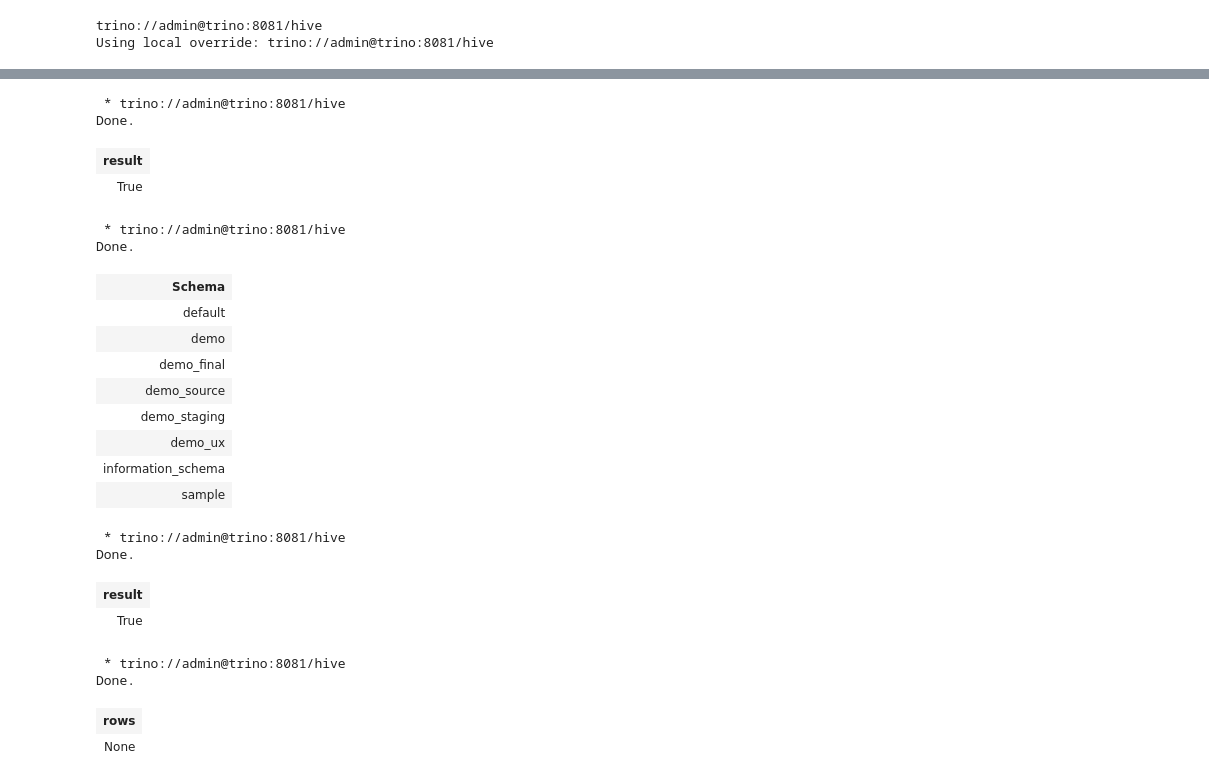
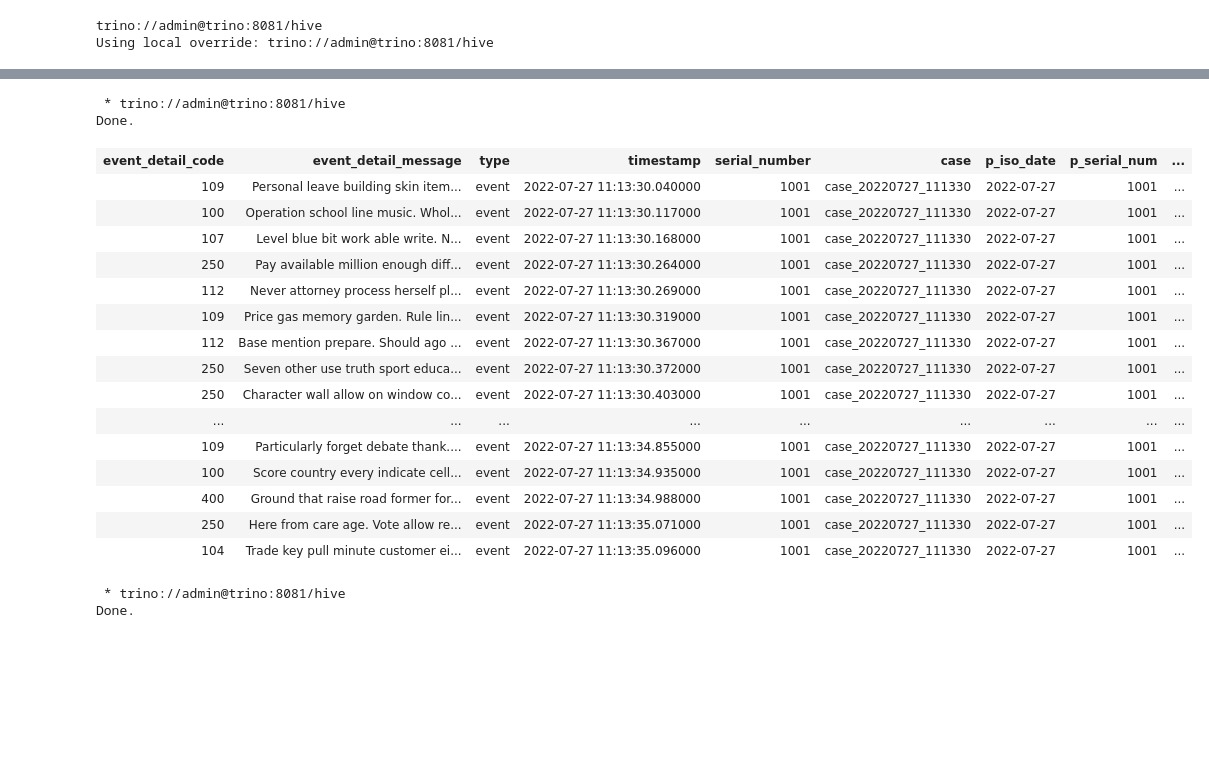
Before and after one commit to NeuronSphere/demo-config-transform-device-load, a Jupyter notebook: src/notebooks/query_event.ipynb, the cells around one changed output, grey strips where cells are left out. Cells and saved outputs as stored; diff of their text form; code cells hidden in the pictures; blank space fills up the shorter version.

```diff
--- a/src/notebooks/query_event.ipynb
+++ b/src/notebooks/query_event.ipynb
@@ -64,46 +30,29 @@ Done.
-# %%
-%%sql
-create table if not exists demo_source.event (
-    "timestamp" timestamp,
-    "type" varchar,
-    "detail" ROW ("code" int, "message" varchar)
-) with (
-    external_location = 'file:///hmd/data/raw/',
-    format = 'JSON'
-)
-# %% [output]
- * trino://admin@trino:8081/hive
-Done.
-| result |
-| True |
-# %%
-%%sql
-SHOW SCHEMAS
-# %% [output]
- * trino://admin@trino:8081/hive
-Done.
-| Schema |
-| default |
-| demo |
-| demo_final |
-| demo_source |
-| demo_staging |
-| demo_ux |
-| information_schema |
-| sample |
-# %%
-%%sql
-DROP SCHEMA demo_staging
-# %% [output]
- * trino://admin@trino:8081/hive
-Done.
-| result |
-| True |
-# %%
-%%sql
-DELETE FROM demo_staging.event
-# %% [output]
- * trino://admin@trino:8081/hive
-Done.
-| rows |
-| None |
+# %%
+events = %sql SELECT * FROM demo_final.event_0_1_1 LIMIT 100
+# %% [output]
+ * trino://admin@trino:8081/hive
+Done.
+# %%
+events
+# %% [output]
+| event_detail_code | event_detail_message | type | timestamp | serial_number | case | p_iso_date | p_serial_num | ... |
+| 109 | Personal leave building skin item... | event | 2022-07-27 11:13:30.040000 | 1001 | case_20220727_111330 | 2022-07-27 | 1001 | ... |
+| 100 | Operation school line music. Whol... | event | 2022-07-27 11:13:30.117000 | 1001 | case_20220727_111330 | 2022-07-27 | 1001 | ... |
+| 107 | Level blue bit work able write. N... | event | 2022-07-27 11:13:30.168000 | 1001 | case_20220727_111330 | 2022-07-27 | 1001 | ... |
+| 250 | Pay available million enough diff... | event | 2022-07-27 11:13:30.264000 | 1001 | case_20220727_111330 | 2022-07-27 | 1001 | ... |
+| 112 | Never attorney process herself pl... | event | 2022-07-27 11:13:30.269000 | 1001 | case_20220727_111330 | 2022-07-27 | 1001 | ... |
+| 109 | Price gas memory garden. Rule lin... | event | 2022-07-27 11:13:30.319000 | 1001 | case_20220727_111330 | 2022-07-27 | 1001 | ... |
+| 112 | Base mention prepare. Should ago ... | event | 2022-07-27 11:13:30.367000 | 1001 | case_20220727_111330 | 2022-07-27 | 1001 | ... |
+| 250 | Seven other use truth sport educa... | event | 2022-07-27 11:13:30.372000 | 1001 | case_20220727_111330 | 2022-07-27 | 1001 | ... |
+| 250 | Character wall allow on window co... | event | 2022-07-27 11:13:30.403000 | 1001 | case_20220727_111330 | 2022-07-27 | 1001 | ... |
+| ... | ... | ... | ... | ... | ... | ... | ... | ... |
+| 109 | Particularly forget debate thank.... | event | 2022-07-27 11:13:34.855000 | 1001 | case_20220727_111330 | 2022-07-27 | 1001 | ... |
+| 100 | Score country every indicate cell... | event | 2022-07-27 11:13:34.935000 | 1001 | case_20220727_111330 | 2022-07-27 | 1001 | ... |
+| 400 | Ground that raise road former for... | event | 2022-07-27 11:13:34.988000 | 1001 | case_20220727_111330 | 2022-07-27 | 1001 | ... |
+| 250 | Here from care age. Vote allow re... | event | 2022-07-27 11:13:35.071000 | 1001 | case_20220727_111330 | 2022-07-27 | 1001 | ... |
+| 104 | Trade key pull minute customer ei... | event | 2022-07-27 11:13:35.096000 | 1001 | case_20220727_111330 | 2022-07-27 | 1001 | ... |
+# %%
+telemetry = %sql SELECT * FROM demo_final.telemetry_0_1_1 LIMIT 100
+# %% [output]
+ * trino://admin@trino:8081/hive
+Done.
```
Also changed, not shown: parts of 6 cells of this notebook.
